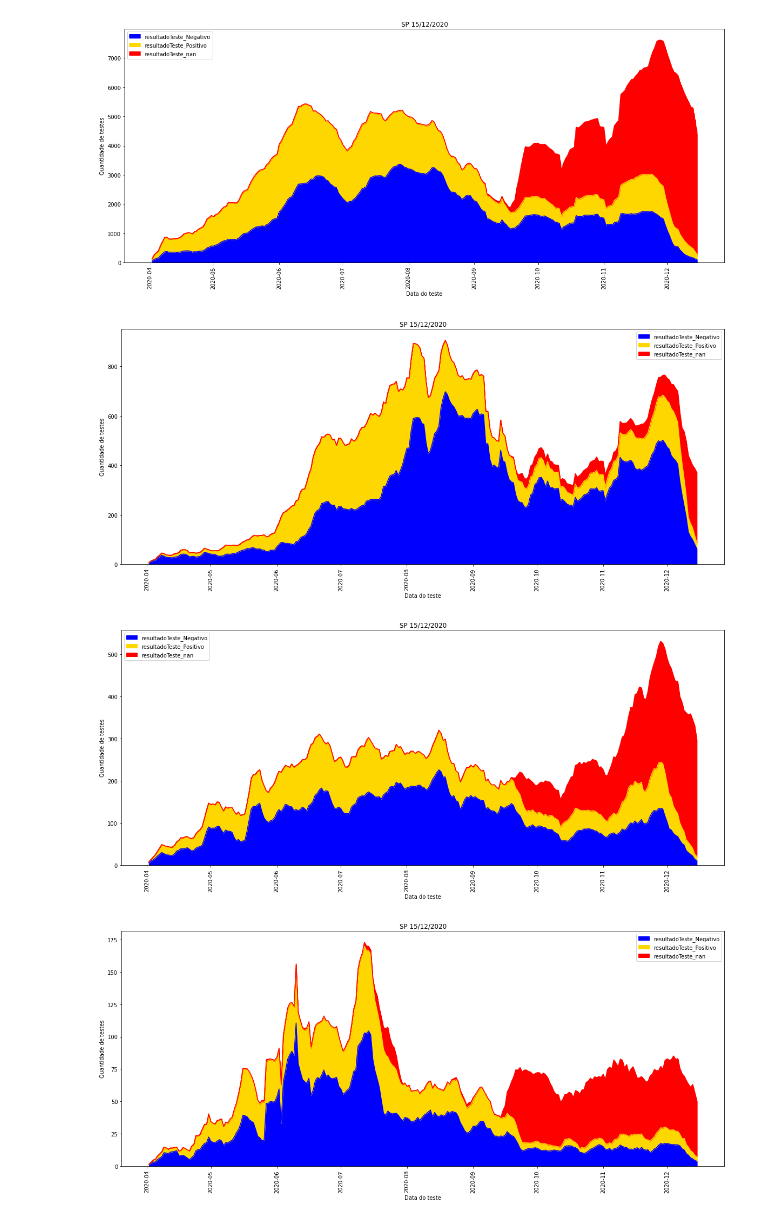
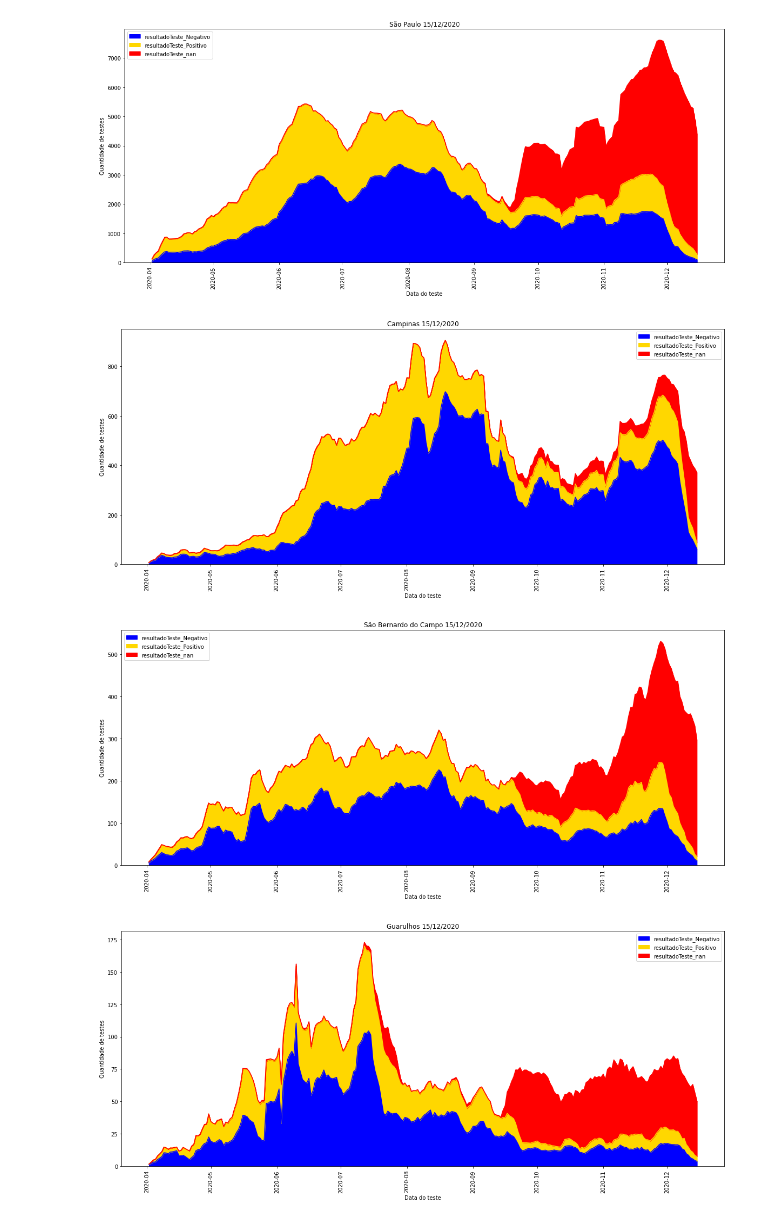
Before and after one commit to romulokps/testesPCR, a Jupyter notebook: resultadoTestes.ipynb, the cells around one changed output. Cells and saved outputs as stored; diff of their text form; code cells hidden in the pictures.

```diff
--- a/resultadoTestes.ipynb
+++ b/resultadoTestes.ipynb
@@ -29,38 +29,38 @@ for i in pop.index:
      df = pd.read_csv(caminho + pop.iloc[i]['estado'], low_memory = False)
      df['dataTeste'] = pd.to_datetime(df['dataTeste']).dt.date
      df = df[df['dataTeste'] > datetime.strptime('2020-04-01', '%Y-%m-%d').date()]
-    estado = pop.iloc[i]['estado']
+    estado = pop.iloc[i]['cidade']
     df2 = df
     df2 = df2[df2['municipioNotificacaoIBGE'] == pop.iloc[i]['ibgeID']]
     df2 = df2.replace(np.nan, "nan")
 
     resultado = df2
     resultado = resultado[resultado['resultadoTeste'] != 'Inconclusivo ou Indeterminado']
     resultado = resultado[resultado['tipoTeste'] == 'RT-PCR']
     resultado = resultado[['dataTeste', 'resultadoTeste']]
     resultado = pd.get_dummies(resultado, columns=['resultadoTeste'])
     resultado = resultado.groupby('dataTeste').sum()
     #tipo = df2
 
     #tira os outliers
     resultado = outliers(resultado)
     #Media movel
     resultado = mediaMovel(resultado, 7)
 
 
     #if (i == 0):
     #  total = fe
     #else:
     #  total = total + fe
     ax = resultado.plot.area(rot=90, figsize = (20,8), color = ["blue","gold","red"])
     ax.set_title(estado + resultado.index[-1].strftime(' %d/%m/%Y'))
     ax.set_xlabel("Data do teste")
     ax.set_ylabel("Quantidade de testes")
     ax.figure.savefig(caminho + "img/"+ pop.iloc[i]['cidade'] + '.png')
 
     #taxai.plot(rot=90, secondary_y=True)
 # %% [output]
-[figure, old version]
+[figure, new version]
-[figure, old version]
+[figure, new version]
-[figure, old version]
+[figure, new version]
-[figure, old version]
+[figure, new version]
```
Also changed, not shown: parts of 1 cell of this notebook.
